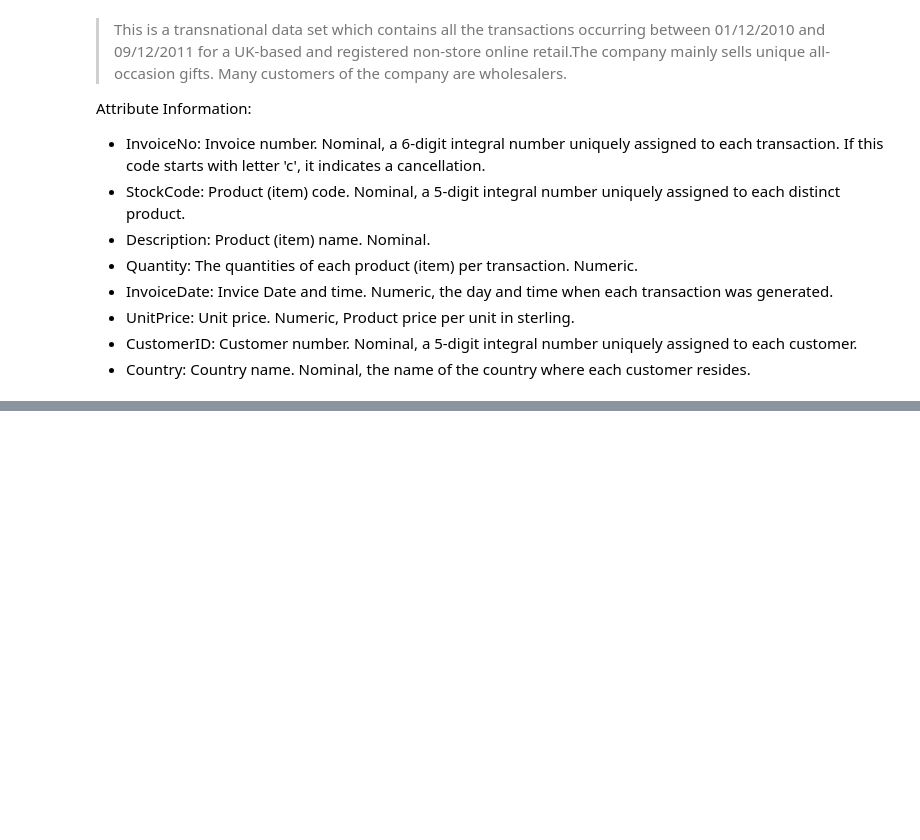
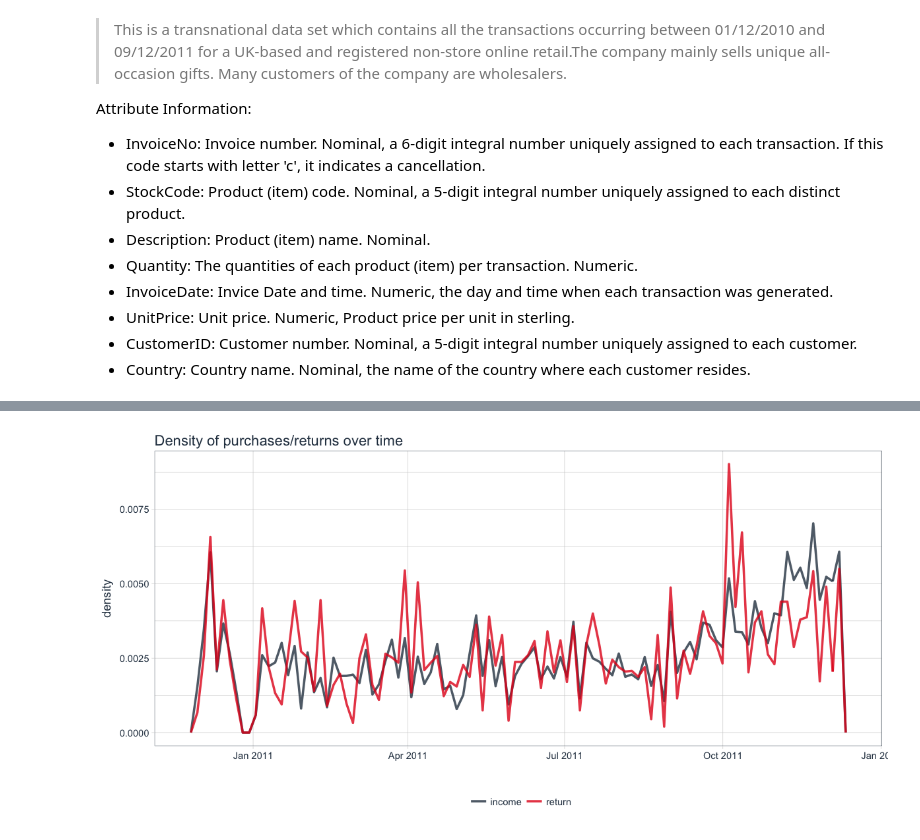
Before and after one commit to Data-Science-FMI/introduction-to-data-science-2017, a Jupyter notebook: labs/lab_3/online_retail.ipynb, the cells around one changed output, grey strips where cells are left out. Cells and saved outputs as stored; diff of their text form; code cells hidden in the pictures; blank space fills up the shorter version.

```diff
--- a/labs/lab_3/online_retail.ipynb
+++ b/labs/lab_3/online_retail.ipynb
@@ -75,0 +121,11 @@ retail
+# %%
+retail %>%
+  ggplot(aes(x = date, y = ..density.., color = income_return)) +
+    geom_freqpoly(size = 1, alpha = 0.8, bins = 100) +
+    scale_color_manual(values = palette_light()) +
+    theme_tq() +
+    labs(title = "Density of purchases/returns over time",
+         x = "",
+         color = "")
+# %% [output]
+[figure, added]
```
Also changed, not shown: parts of 31 cells of this notebook.
